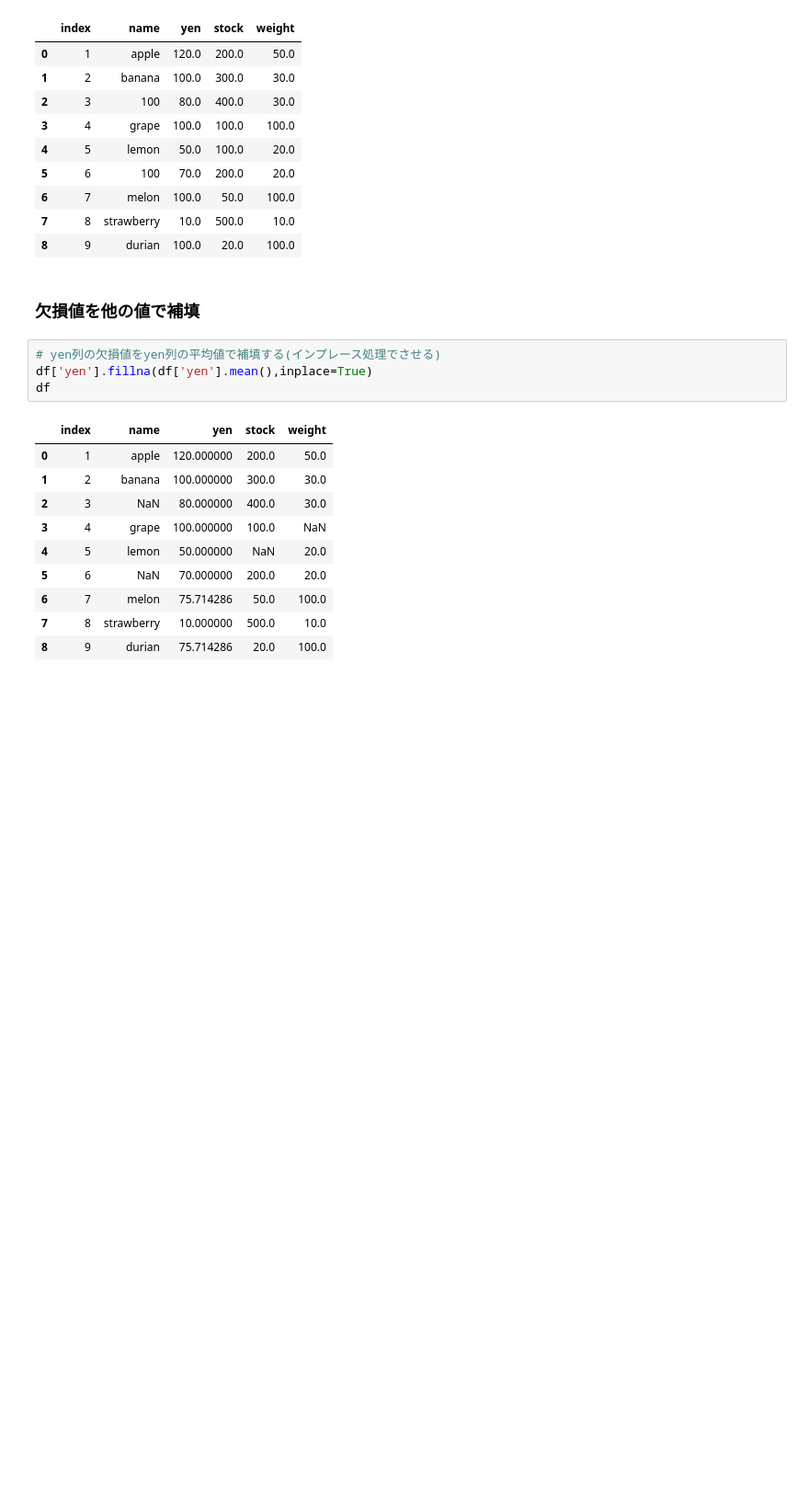
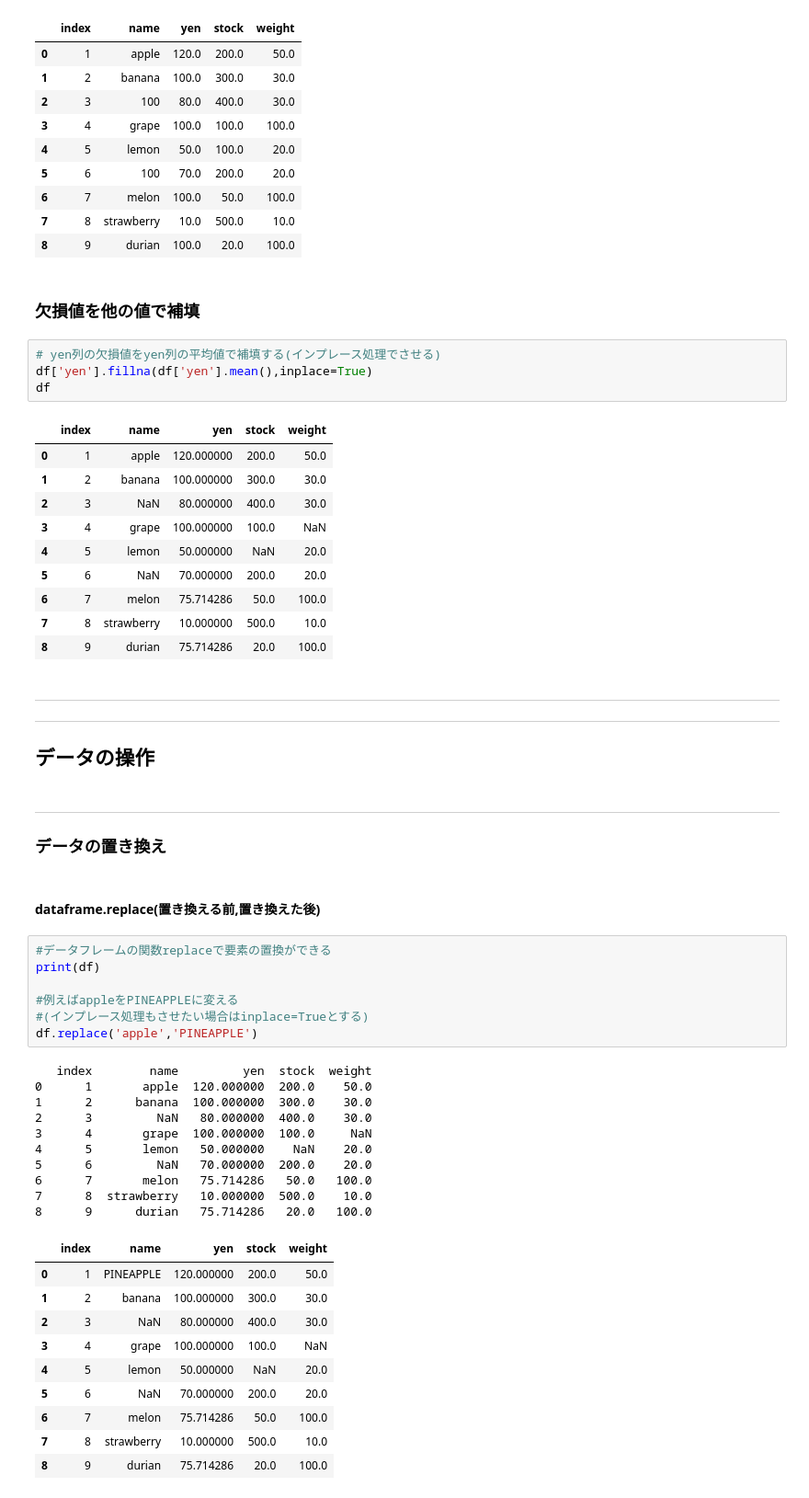
Before and after one commit to WAT36/python, a Jupyter notebook: cheatsheet/pandas.ipynb, the cells around one changed output. Shown at 92% size. Cells and saved outputs as stored; diff of their text form; blank space fills up the shorter version.

```diff
--- a/cheatsheet/pandas.ipynb
+++ b/cheatsheet/pandas.ipynb
@@ -679,3 +679,42 @@ df
 | 6 | 7 | melon | 75.714286 | 50.0 | 100.0 |
 | 7 | 8 | strawberry | 10.000000 | 500.0 | 10.0 |
 | 8 | 9 | durian | 75.714286 | 20.0 | 100.0 |
+# %% [markdown]
+<hr>
+<hr>
+
+## データの操作
+# %% [markdown]
+<hr>
+
+### データの置き換え
+# %% [markdown]
+#### dataframe.replace(置き換える前,置き換えた後)
+# %%
+#データフレームの関数replaceで要素の置換ができる
+print(df)
+
+#例えばappleをPINEAPPLEに変える
+#(インプレース処理もさせたい場合はinplace=Trueとする)
+df.replace('apple','PINEAPPLE')
+# %% [output]
+   index        name         yen  stock  weight
+0      1       apple  120.000000  200.0    50.0
+1      2      banana  100.000000  300.0    30.0
+2      3         NaN   80.000000  400.0    30.0
+3      4       grape  100.000000  100.0     NaN
+4      5       lemon   50.000000    NaN    20.0
+5      6         NaN   70.000000  200.0    20.0
+6      7       melon   75.714286   50.0   100.0
+7      8  strawberry   10.000000  500.0    10.0
+8      9      durian   75.714286   20.0   100.0
+|  | index | name | yen | stock | weight |
+| 0 | 1 | PINEAPPLE | 120.000000 | 200.0 | 50.0 |
+| 1 | 2 | banana | 100.000000 | 300.0 | 30.0 |
+| 2 | 3 | NaN | 80.000000 | 400.0 | 30.0 |
+| 3 | 4 | grape | 100.000000 | 100.0 | NaN |
+| 4 | 5 | lemon | 50.000000 | NaN | 20.0 |
+| 5 | 6 | NaN | 70.000000 | 200.0 | 20.0 |
+| 6 | 7 | melon | 75.714286 | 50.0 | 100.0 |
+| 7 | 8 | strawberry | 10.000000 | 500.0 | 10.0 |
+| 8 | 9 | durian | 75.714286 | 20.0 | 100.0 |
```
Also changed, not shown: parts of 6 cells of this notebook.
